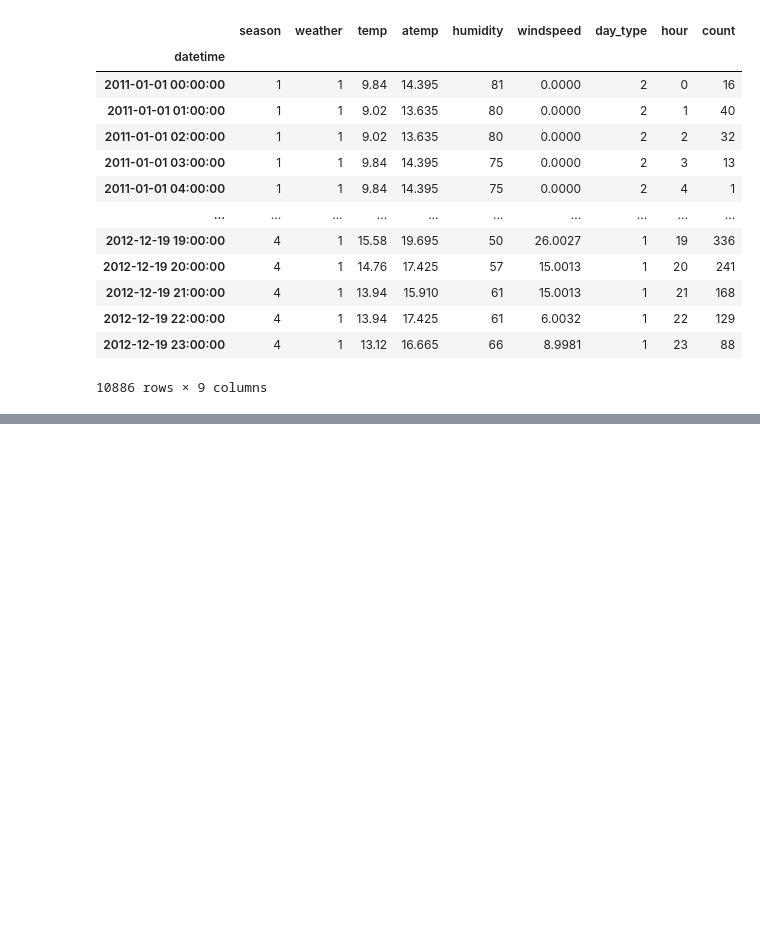
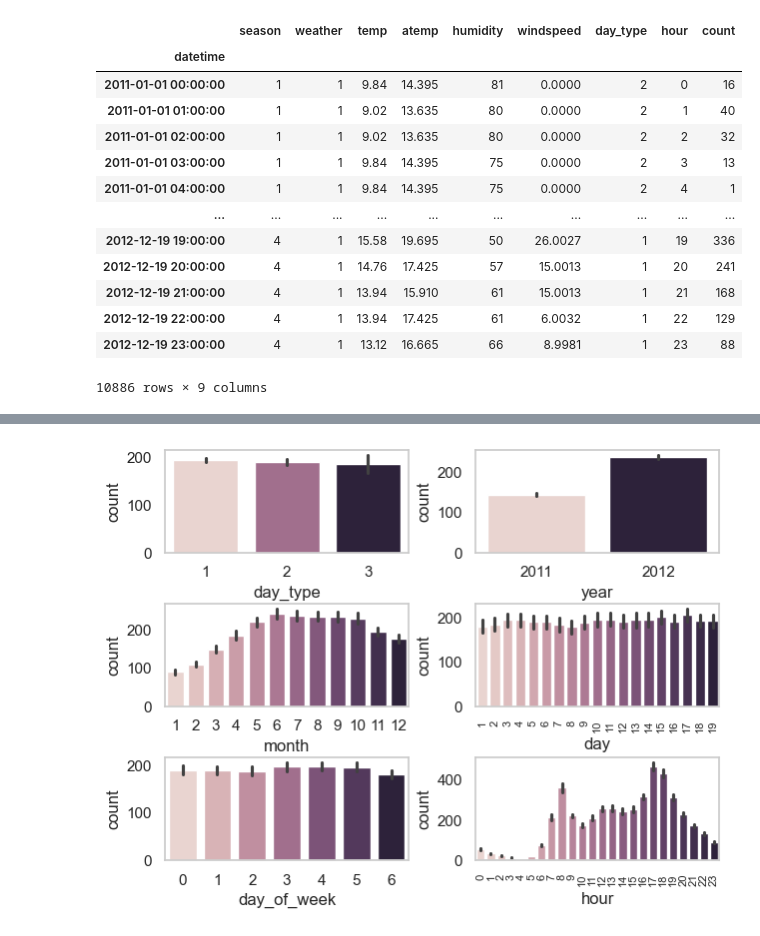
Before and after one commit to Hyunju37/SSAFY-kaggle-study, a Jupyter notebook: phase1/eda.ipynb, the cells around one changed output, grey strips where cells are left out. Drawn from its saved outputs; the diff is of its cells as text; code cells hidden in the pictures; blank space fills up the shorter version.

```diff
--- a/phase1/eda.ipynb
+++ b/phase1/eda.ipynb
@@ -240,0 +257,3 @@ train_x.to_csv('data/preprocessed_train.csv')
+# %%
+train_data = pd.read_csv('data\preprocessed_train.csv', index_col='datetime')
+train_data.index = pd.to_datetime(train_data.index)
@@ -240,0 +298,6 @@ train_x.to_csv('data/preprocessed_train.csv')
+# %%
+train_data['year'] = train_data.index.year
+train_data['month'] = train_data.index.month
+train_data['day'] = train_data.index.day
+train_data['day_of_week'] = train_data.index.dayofweek
+display(train_data)
@@ -240,0 +319,15 @@ train_x.to_csv('data/preprocessed_train.csv')
+# %%
+figure, axes = plt.subplots(nrows=3, ncols=2)
+sns.set_style("whitegrid", {'axes.grid' : False})
+plt.tight_layout()
+sns.barplot(x='day_type', y='count', data=train_data, hue='day_type', ax=axes[0,0], legend=False)
+sns.barplot(x='year', y='count', data=train_data, hue='year',ax=axes[0,1], legend=False)
+sns.barplot(x='month', y='count', data=train_data, hue='month',ax=axes[1,0], legend=False)
+sns.barplot(x='day', y='count', data=train_data, hue='day',ax=axes[1,1], legend=False)
+sns.barplot(x='day_of_week', y='count', data=train_data, hue='day_of_week',ax=axes[2,0], legend=False)
+sns.barplot(x='hour', y='count', data=train_data, hue='hour',ax=axes[2,1], legend=False)
+axes[1,1].tick_params(axis='x', labelrotation=90, labelsize=8)
+axes[2,1].tick_params(axis='x', labelrotation=90, labelsize=8)
+plt.show()
+# %% [output]
+[figure, added]
```
Also changed, not shown: parts of 10 cells of this notebook, 2 other files.
